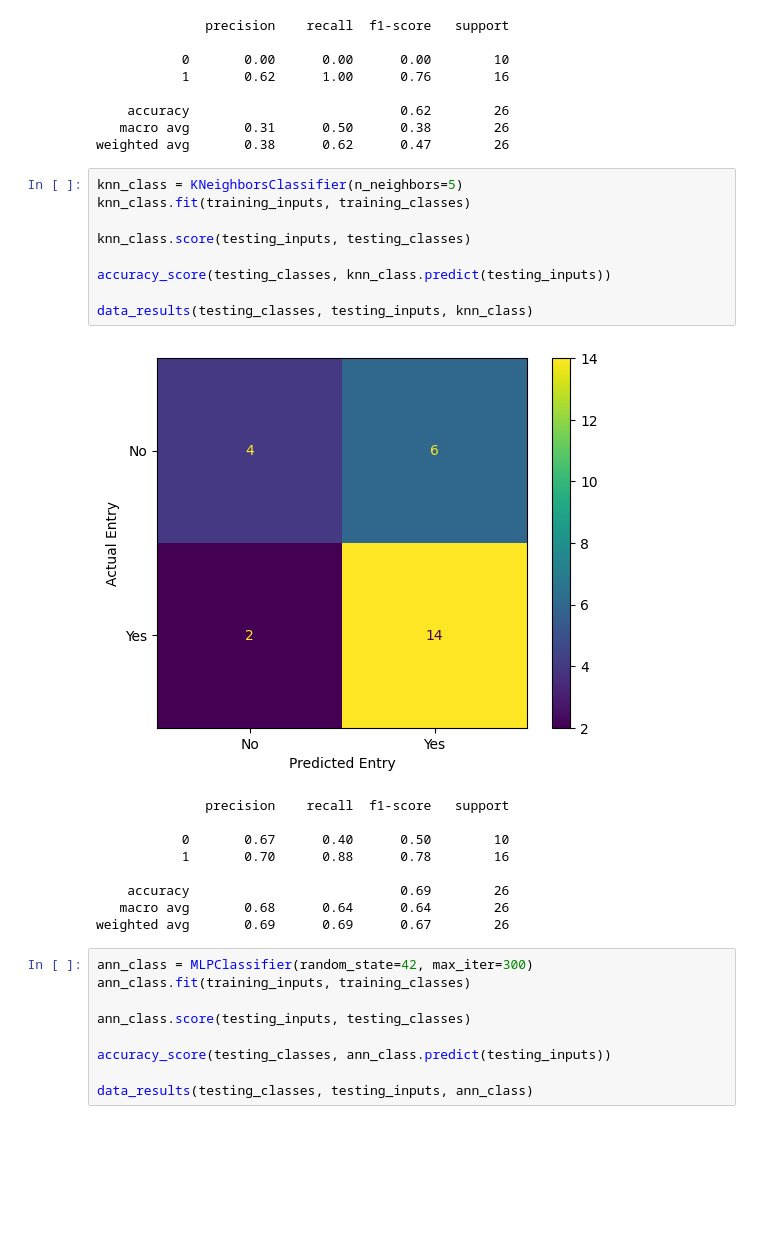
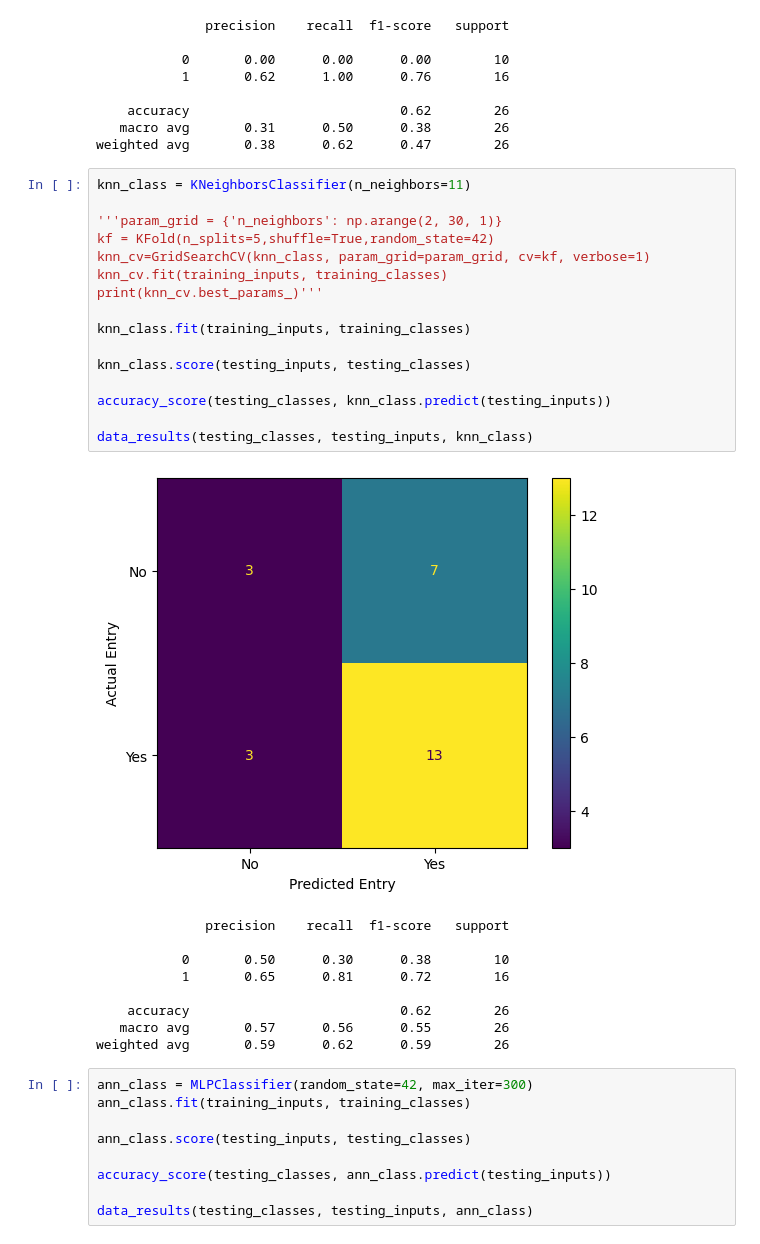
Before and after one commit to sirkotal/feup-ac, a Jupyter notebook: training.ipynb, the cells around one changed output. Cells and saved outputs as stored; diff of their text form; blank space fills up the shorter version.

```diff
--- a/training.ipynb
+++ b/training.ipynb
@@ -200,24 +201,31 @@ data_results(testing_classes, testing_inputs, svm_class)
    macro avg       0.31      0.50      0.38        26
 weighted avg       0.38      0.62      0.47        26
 # %%
-knn_class = KNeighborsClassifier(n_neighbors=5)
+knn_class = KNeighborsClassifier(n_neighbors=11)
+
+'''param_grid = {'n_neighbors': np.arange(2, 30, 1)}
+kf = KFold(n_splits=5,shuffle=True,random_state=42)
+knn_cv=GridSearchCV(knn_class, param_grid=param_grid, cv=kf, verbose=1)
+knn_cv.fit(training_inputs, training_classes)
+print(knn_cv.best_params_)'''
+
 knn_class.fit(training_inputs, training_classes)
 
 knn_class.score(testing_inputs, testing_classes)
 
 accuracy_score(testing_classes, knn_class.predict(testing_inputs))
 
 data_results(testing_classes, testing_inputs, knn_class)
 # %% [output]
-[figure, old version]
+[figure, new version]
               precision    recall  f1-score   support
 
-           0       0.67      0.40      0.50        10
-           1       0.70      0.88      0.78        16
+           0       0.50      0.30      0.38        10
+           1       0.65      0.81      0.72        16
 
-    accuracy                           0.69        26
-   macro avg       0.68      0.64      0.64        26
-weighted avg       0.69      0.69      0.67        26
+    accuracy                           0.62        26
+   macro avg       0.57      0.56      0.55        26
+weighted avg       0.59      0.62      0.59        26
 # %%
 ann_class = MLPClassifier(random_state=42, max_iter=300)
 ann_class.fit(training_inputs, training_classes)
```
Also changed, not shown: parts of 3 cells of this notebook, 1 other file.
